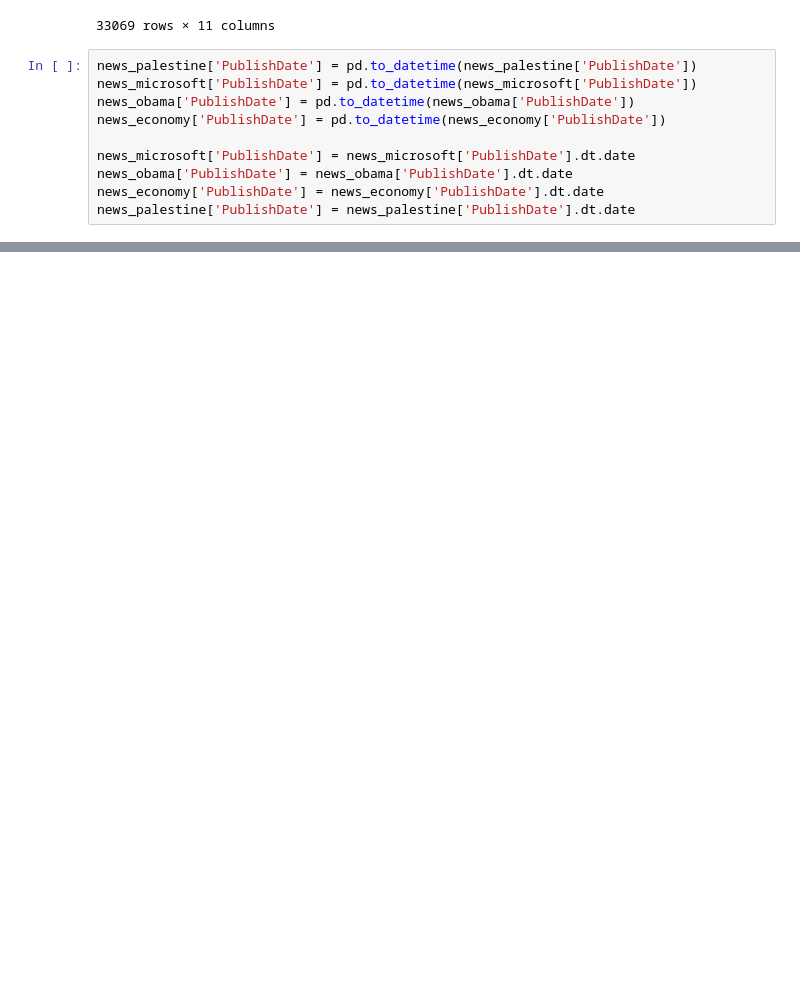
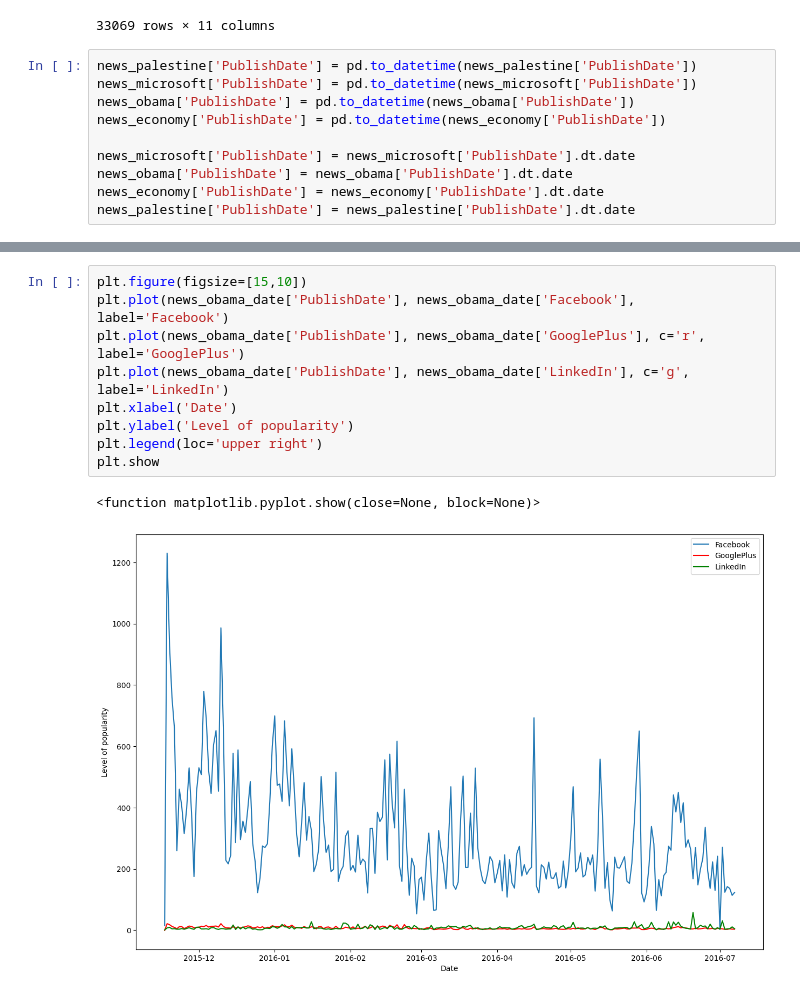
Before and after one commit to nikita221723/News-popularity, a Jupyter notebook: News_popularity.ipynb, the cells around one changed output, grey strips where cells are left out. Cells and saved outputs as stored; diff of their text form; blank space fills up the shorter version.

```diff
--- a/News_popularity.ipynb
+++ b/News_popularity.ipynb
@@ -139,0 +195,12 @@ news_palestine['PublishDate'] = news_palestine['PublishDate'].dt.date
+# %%
+plt.figure(figsize=[15,10])
+plt.plot(news_obama_date['PublishDate'], news_obama_date['Facebook'], label='Facebook')
+plt.plot(news_obama_date['PublishDate'], news_obama_date['GooglePlus'], c='r', label='GooglePlus')
+plt.plot(news_obama_date['PublishDate'], news_obama_date['LinkedIn'], c='g', label='LinkedIn')
+plt.xlabel('Date')
+plt.ylabel('Level of popularity')
+plt.legend(loc='upper right')
+plt.show
+# %% [output]
+<function matplotlib.pyplot.show(close=None, block=None)>
+[figure, added]
```
Also changed, not shown: parts of 8 cells of this notebook.
